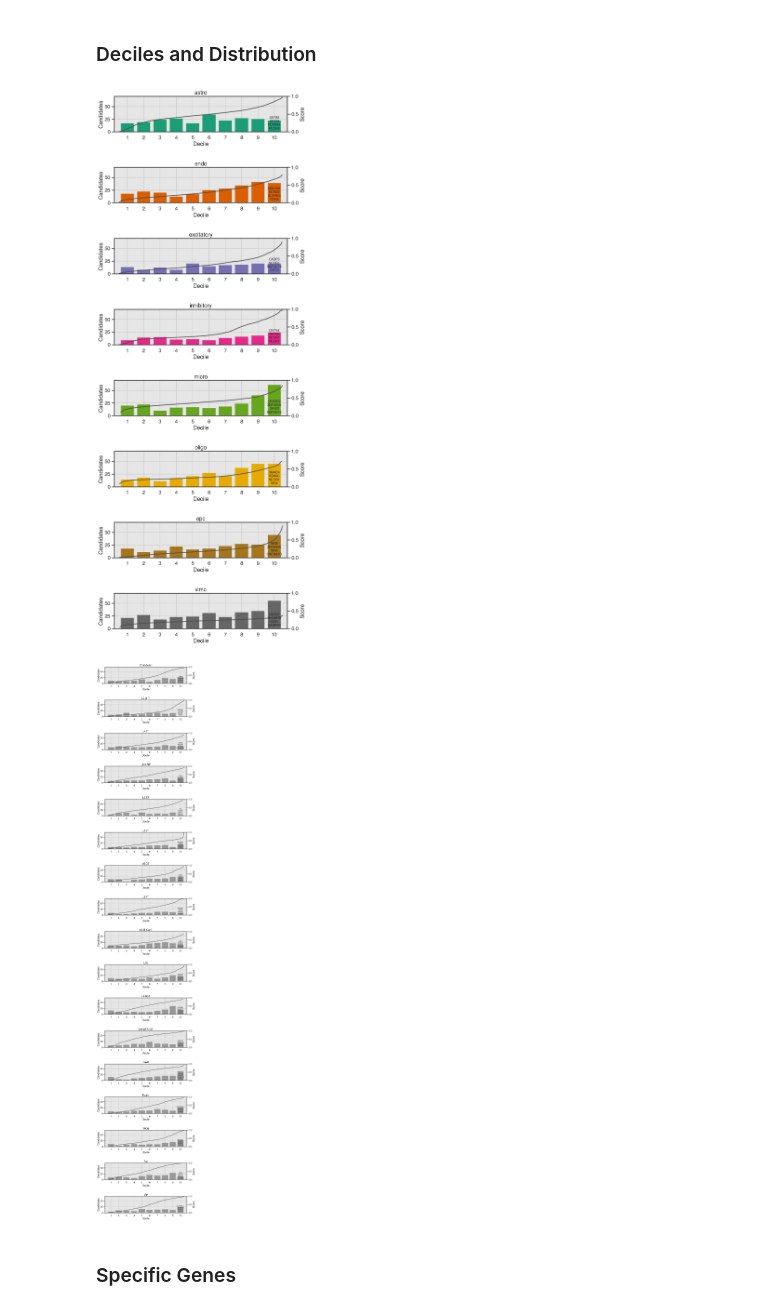
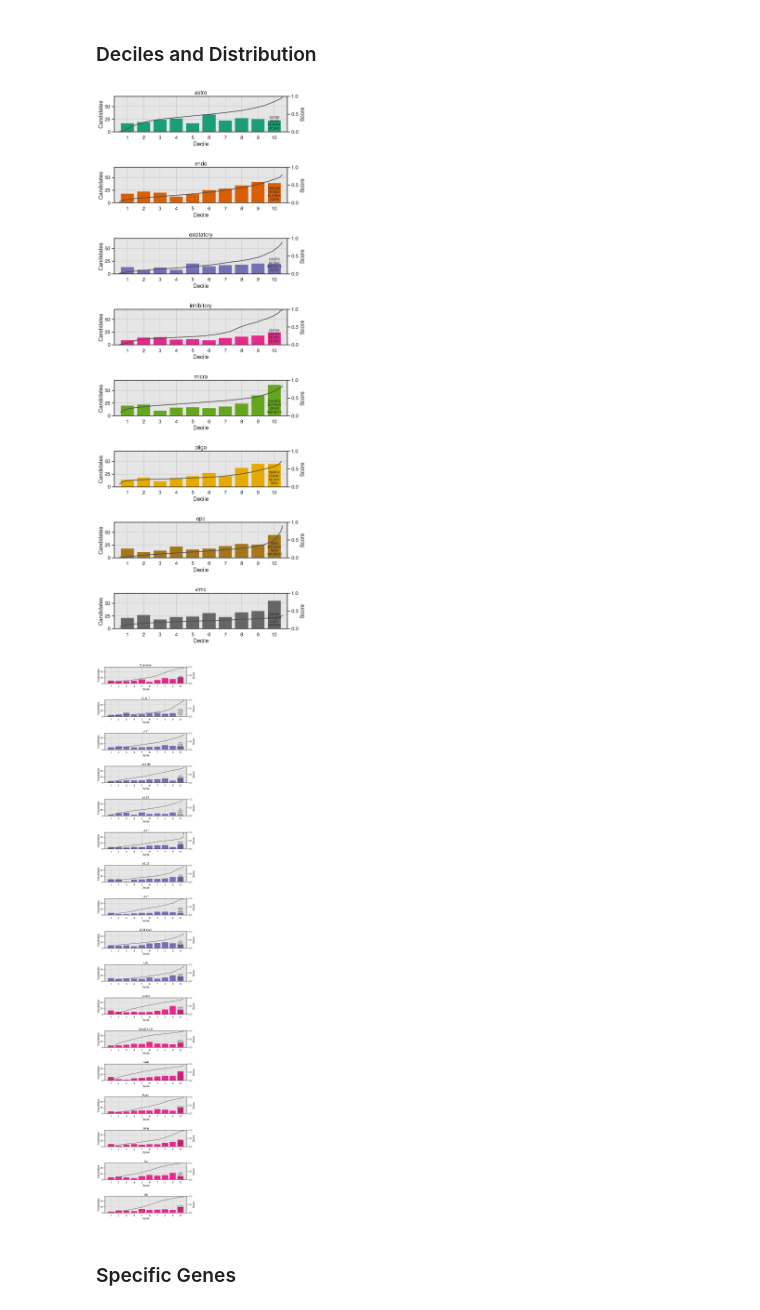
Before and after one commit to Oafish1/Network-Medicine-Analysis, a Jupyter notebook: scripts/specific-visualization.ipynb, the cells around one changed output. Cells and saved outputs as stored; diff of their text form; code cells hidden in the pictures.

```diff
--- a/scripts/specific-visualization.ipynb
+++ b/scripts/specific-visualization.ipynb
@@ -26,8 +26,11 @@ matplotlib.rcParams['ps.fonttype'] = 42
 matplotlib.rcParams['font.family'] = 'Helvetica'  # NOTE: Make sure to download Helvetica
 
 # Color palette
+inhibitory_ct = np.array(['Lamp5', 'Pvalb', 'Sncg', 'Sst','Sst.Chodl', 'Lamp5.Lhx6', 'Vip', 'Pax6', 'Chandelier'])
+excitatory_ct = np.array(['L2.3.IT', 'L4.IT', 'L5.IT', 'L5.ET', 'L5.6.NP', 'L6b', 'L6.IT', 'L6.CT', 'L6.IT.Car3'])
 major_ct = np.array(['astro', 'endo', 'excitatory', 'inhibitory', 'micro', 'oligo', 'opc', 'vlmc'])
-minor_ct = np.array(['Chandelier', 'L2.3.IT', 'L4.IT', 'L5.6.NP', 'L5.ET', 'L5.IT', 'L6.CT', 'L6.IT.Car3', 'L6.IT', 'L6b', 'Lamp5.Lhx6', 'Lamp5', 'Pax6', 'Pvalb', 'Sncg', 'Sst', 'Vip'])
+minor_ct = np.array(list(inhibitory_ct) + list(excitatory_ct))
+conversion_ct = {**{ct: 'inhibitory' for ct in inhibitory_ct}, **{ct: 'excitatory' for ct in excitatory_ct}, **{ct: ct for ct in major_ct}}
 
 # Colors
 major_palette = sns.color_palette('Dark2', as_cmap=True)
@@ -437,6 +440,7 @@ for idx in [(2, 'UCLA_ASD', 'ASD'), (2, 'Subclass', 'ASD')]:
     with warnings.catch_warnings():
         warnings.simplefilter('ignore')
         df_raw = results_candidates.loc[idx]
+        # df_raw.loc[(df_raw['Candidate'])*(df_raw['Label']==1), 'Candidate'] = False  # Filter to unseen or negative candidates
         df_raw = df_raw.loc[df_raw['Candidate']]
         df_raw = df_raw.sort_values('Mean')
         df_bar = decile_counts.loc[idx]
@@ -448,39 +452,39 @@ for idx in [(2, 'UCLA_ASD', 'ASD'), (2, 'Subclass', 'ASD')]:
     for ct, ax in zip(cell_types, axs):
         # Only color major types
         if ct in major_colors: color = major_colors[ct]
-        else: color = (.6, .6, .6, 1)
+        else: color = major_colors[conversion_ct[ct]]  # (.6, .6, .6, 1)
         # Plot
         ax.bar(range(1, 11), df_bar.loc[df_bar.index == ct, 'Candidates'], fc=color, ec=(0, 0, 0, 0))
         # Estimate KDE
         # kernel = scipy.stats.gaussian_kde(df_raw.loc[df_raw.index == ct, 'Percentile'].to_numpy())
         # x = np.linspace(0, 1, num=101)
         # ax.plot(10*x+.5, 1_000*kernel(x))
         # Opposite axis
         axo = ax.twinx()
         axo.plot(.5 + df_raw.loc[df_raw.index == ct, 'Percentile'] / 10, df_raw.loc[df_raw.index == ct, 'Mean'], color=(.3, .3, .3, 1))
         axo.set_ylim([0, 1])
         axo.set_ylabel('Score')
         # Labels
         ax.set_xlabel('Decile')
         ax.set_ylabel('Candidates')
         ax.set_title(ct)
         # Ticks
         ax.set_xticks(range(1, 11))
         ax.xaxis.set_tick_params(labelbottom=True)
         # Formatting
         ax.set_facecolor((.9, .9, .9, 1))
         ax.grid('minor')
         # Add top 4 candidate genes
         top_genes = df_raw.loc[df_raw.index == ct].sort_values('Mean', ascending=False).iloc[:4]['Gene'].to_list()
         trans = matplotlib.transforms.blended_transform_factory(ax.transData, ax.transAxes)
         axo.text(10, .05, '\n'.join(top_genes), ha='center', va='bottom', fontsize='xx-small', transform=trans)
 
     # Save
     fname = f'Decile_{idx[1]}.pdf'
     fig.savefig(os.path.join(PLOTS_FOLDER, fname), bbox_inches='tight')
 # %% [output]
 [figure]
-[figure, old version]
+[figure, new version]
 # %% [markdown]
 ### Specific Genes
 # %%
```
Also changed, not shown: parts of 3 cells of this notebook, 13 other files.
